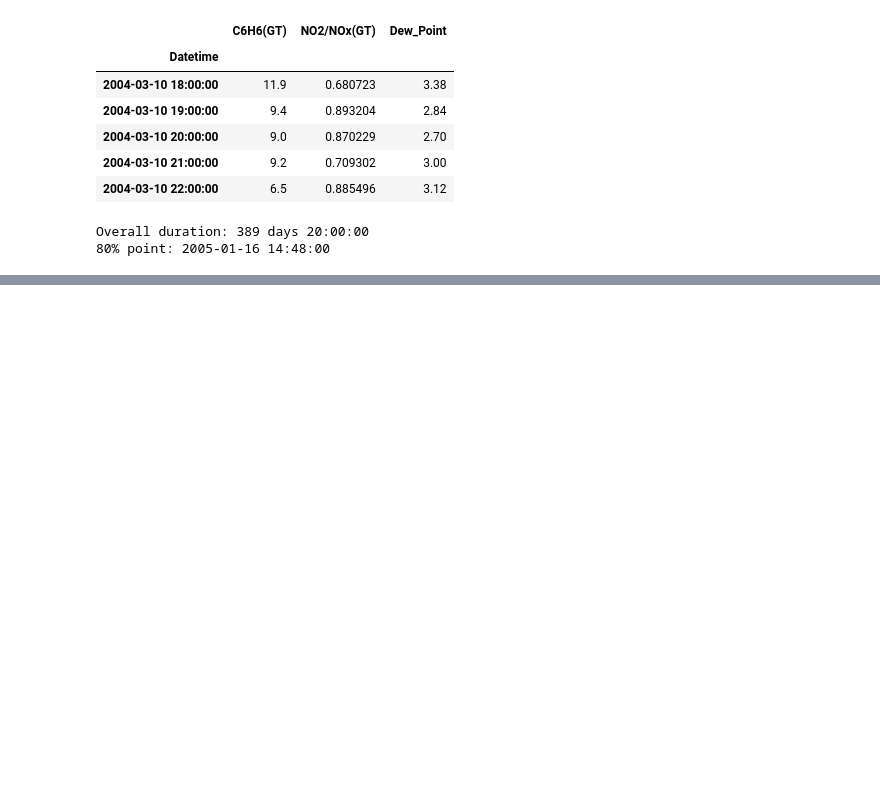
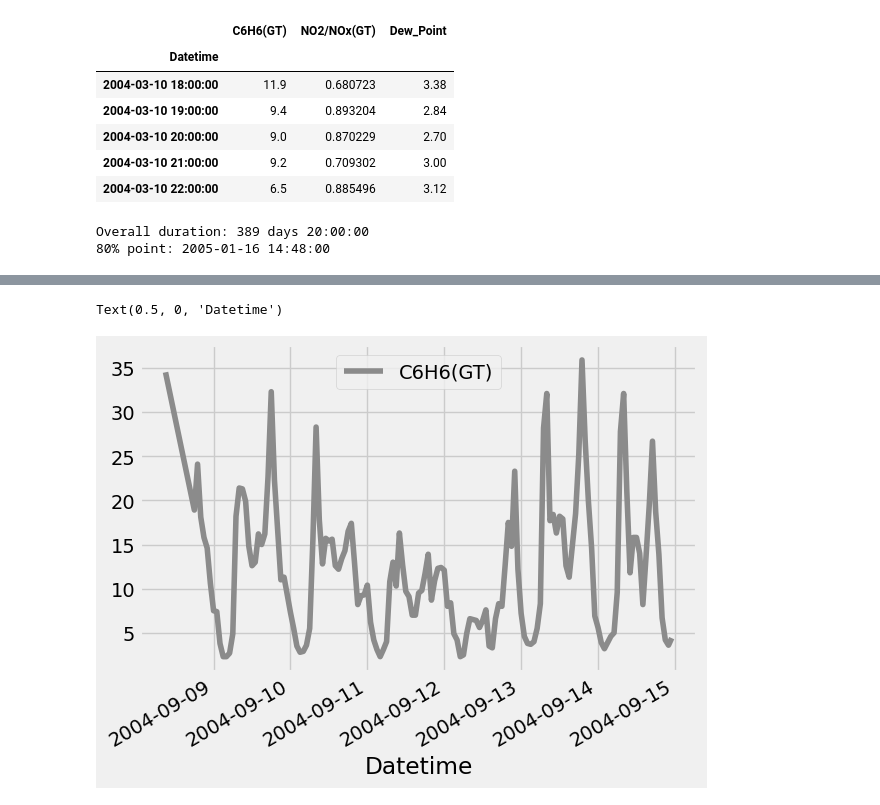
Before and after one commit to bryancastillo10/Machine-Learning-Projects, a Jupyter notebook: ml_air_quality.ipynb, the cells around one changed output, grey strips where cells are left out. Cells and saved outputs as stored; diff of their text form; code cells hidden in the pictures; blank space fills up the shorter version.

```diff
--- a/ml_air_quality.ipynb
+++ b/ml_air_quality.ipynb
@@ -54,0 +60,8 @@ plt.show()
+# %%
+benz.loc[(benz.index > '2004-09-08') & (benz.index < '2004-09-15')].plot(color= color_pal[4])
+plt.legend(['C6H6(GT)'],labelcolor='black',loc='best')
+plt.tick_params(colors='black')
+plt.xlabel('Datetime',color='black')
+# %% [output]
+Text(0.5, 0, 'Datetime')
+[figure, added]
```
Also changed, not shown: parts of 18 cells of this notebook.
